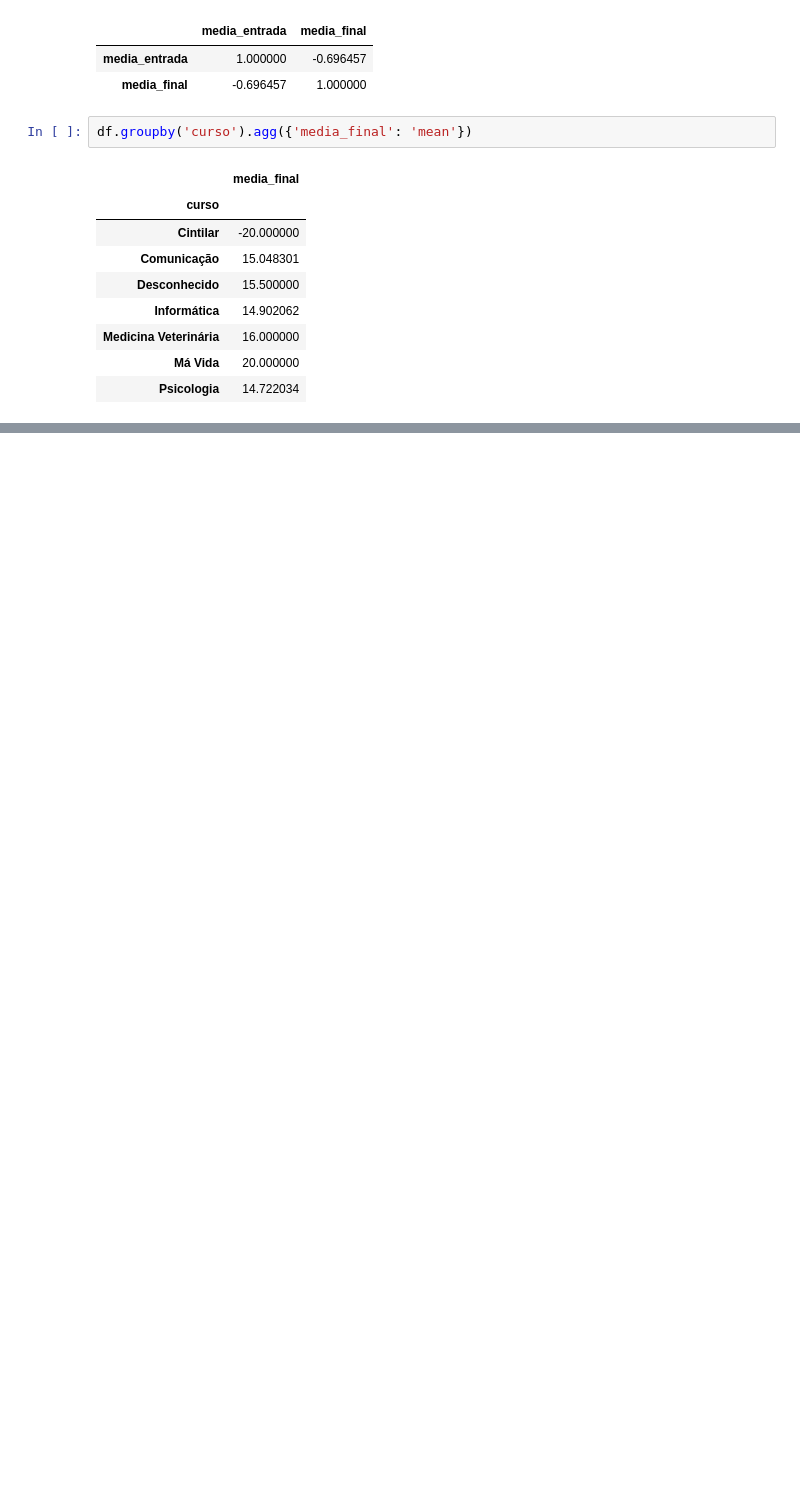
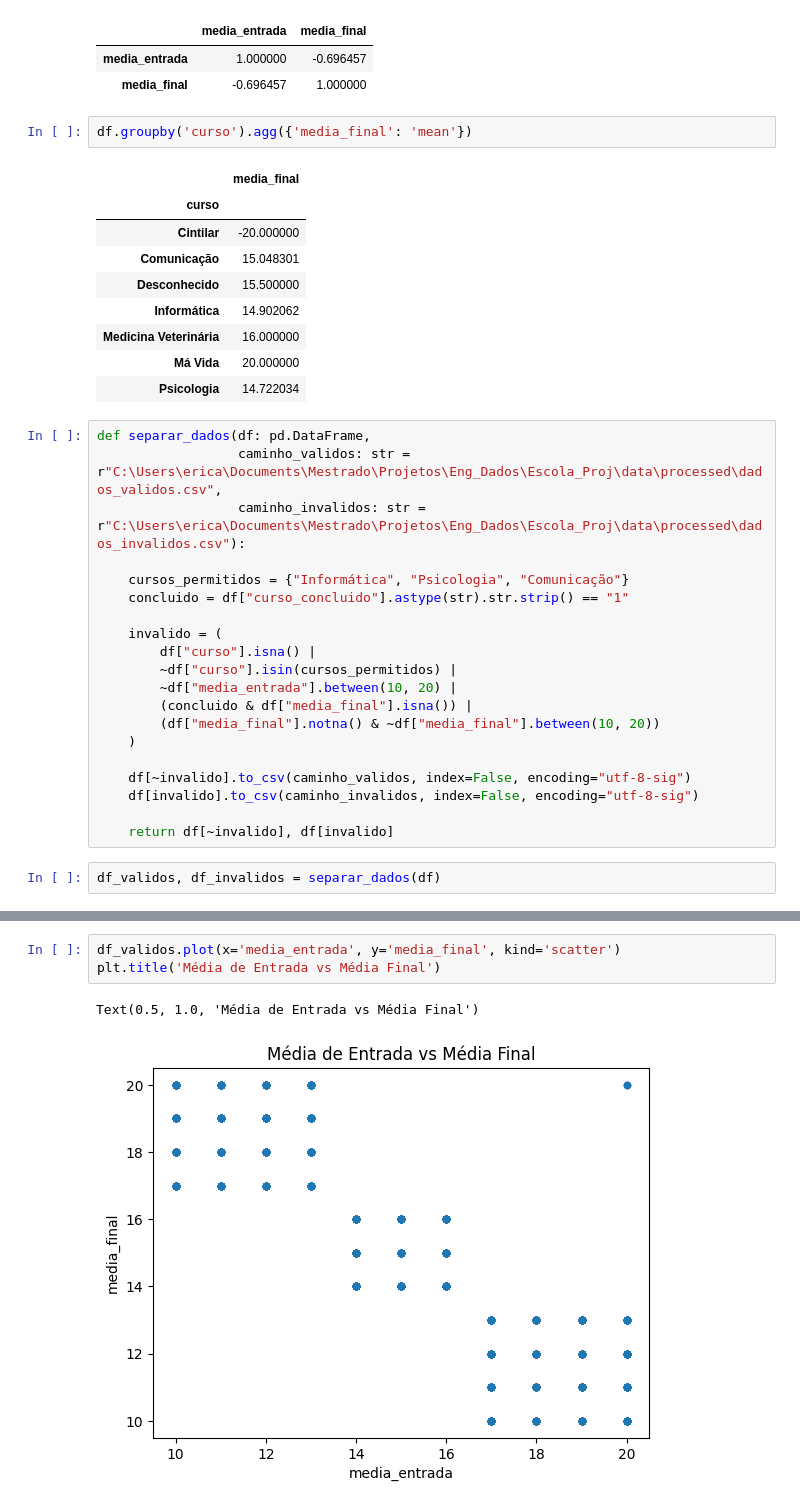
Before and after one commit to Ericaligle/Proj_Eng_Dados_Universidade, a Jupyter notebook: notebooks/Universidade_Proj_TED.ipynb, the cells around one changed output, grey strips where cells are left out. Saved outputs shown, nothing was run; the diff lists cells and outputs as text; blank space fills up the shorter version.

Commit message:
Alteração do notebook, divisão dos dados em validos e invalidos, análise das correlações

```diff
--- a/notebooks/Universidade_Proj_TED.ipynb
+++ b/notebooks/Universidade_Proj_TED.ipynb
@@ -127,3 +149,25 @@ df.groupby('curso').agg({'media_final': 'mean'})
 | Medicina Veterinária | 16.000000 |
 | Má Vida | 20.000000 |
 | Psicologia | 14.722034 |
+# %%
+def separar_dados(df: pd.DataFrame,
+                  caminho_validos: str = r"C:\Users\erica\Documents\Mestrado\Projetos\Eng_Dados\Escola_Proj\data\processed\dados_validos.csv",
+                  caminho_invalidos: str = r"C:\Users\erica\Documents\Mestrado\Projetos\Eng_Dados\Escola_Proj\data\processed\dados_invalidos.csv"):
+
+    cursos_permitidos = {"Informática", "Psicologia", "Comunicação"}
+    concluido = df["curso_concluido"].astype(str).str.strip() == "1"
+
+    invalido = (
+        df["curso"].isna() |
+        ~df["curso"].isin(cursos_permitidos) |
+        ~df["media_entrada"].between(10, 20) |
+        (concluido & df["media_final"].isna()) |
+        (df["media_final"].notna() & ~df["media_final"].between(10, 20))
+    )
+
+    df[~invalido].to_csv(caminho_validos, index=False, encoding="utf-8-sig")
+    df[invalido].to_csv(caminho_invalidos, index=False, encoding="utf-8-sig")
+
+    return df[~invalido], df[invalido]
+# %%
+df_validos, df_invalidos = separar_dados(df)
@@ -129,0 +249,6 @@ df.groupby('curso').agg({'media_final': 'mean'})
+# %%
+df_validos.plot(x='media_entrada', y='media_final', kind='scatter')
+plt.title('Média de Entrada vs Média Final')
+# %% [output]
+Text(0.5, 1.0, 'Média de Entrada vs Média Final')
+[figure, added]
```
Also changed, not shown: parts of 12 cells of this notebook.
